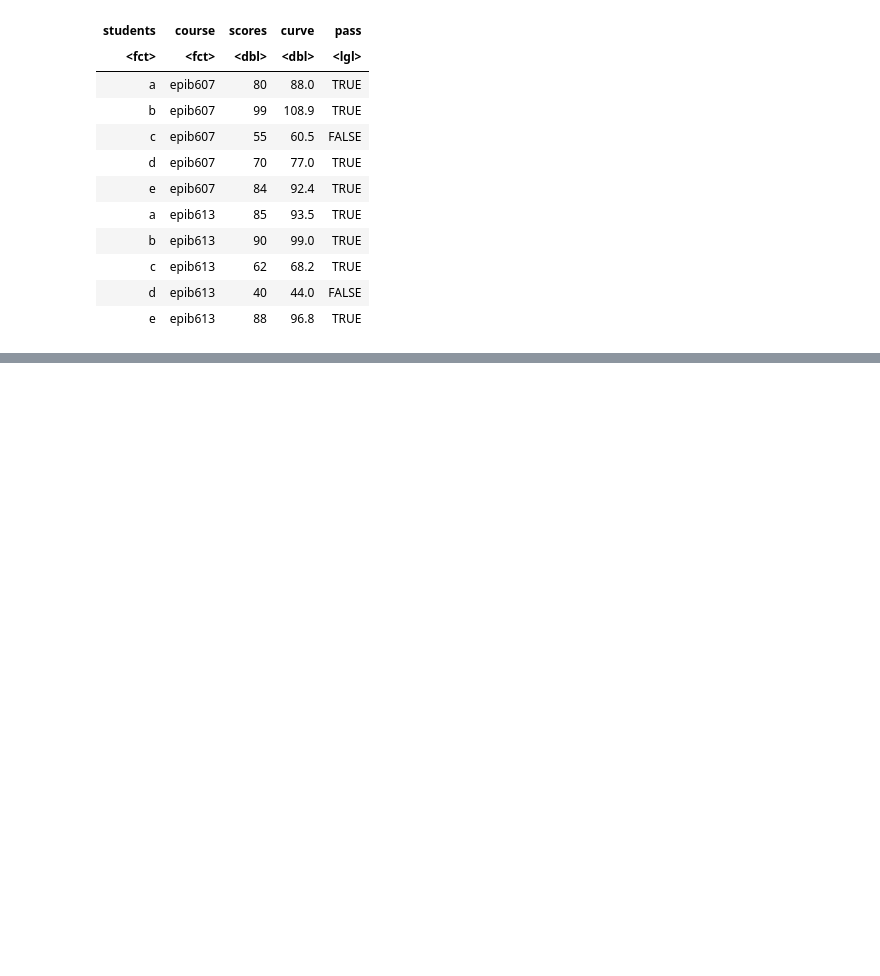
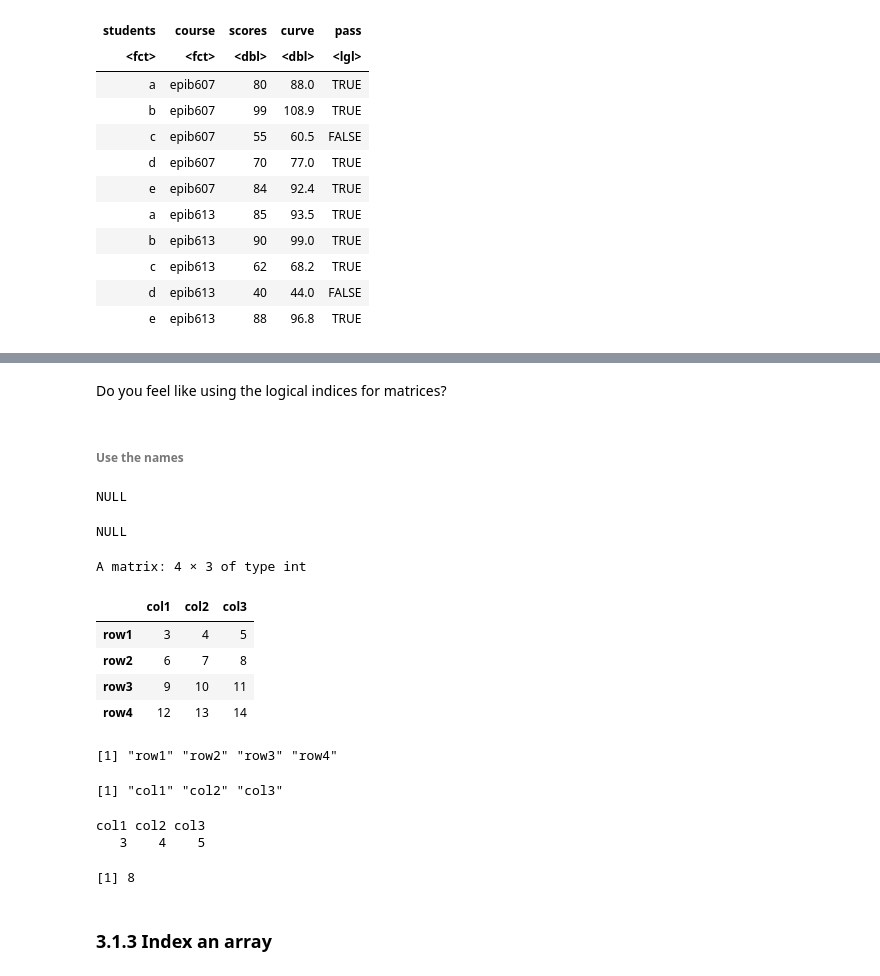
Before and after one commit to ly129/EPIB613_2020, a Jupyter notebook: Notes.ipynb, the cells around one changed output, grey strips where cells are left out. Drawn from its saved outputs; the diff is of its cells as text; code cells hidden in the pictures; blank space fills up the shorter version.

```diff
--- a/Notes.ipynb
+++ b/Notes.ipynb
@@ -796,0 +920,4 @@ A data.frame: 10 × 5
+# %%
+matrix <- matrix(c(3:14), nrow = 4, byrow = TRUE)
+print(matrix)
+# Note that the indices are given.
@@ -796,0 +964,43 @@ A data.frame: 10 × 5
+# %% [markdown]
+Do you feel like using the logical indices for matrices?
+# %% [markdown]
+###### Use the names
+# %%
+rownames(matrix)
+colnames(matrix)
+# %% [output]
+NULL
+NULL
+# %%
+# Recall that we could give names to columns and rows
+
+row.names <- c("row1", "row2", "row3", "row4")
+col.names <- c("col1", "col2", "col3")
+rownames(matrix) <- row.names
+colnames(matrix) <- col.names
+matrix
+# %% [output]
+A matrix: 4 × 3 of type int
+|  | col1 | col2 | col3 |
+| row1 | 3 | 4 | 5 |
+| row2 | 6 | 7 | 8 |
+| row3 | 9 | 10 | 11 |
+| row4 | 12 | 13 | 14 |
+# %%
+rownames(matrix)
+colnames(matrix)
+# %% [output]
+[1] "row1" "row2" "row3" "row4"
+[1] "col1" "col2" "col3"
+# %%
+matrix["row1", ]
+# The output is a named vector as a result of dimension reduction
+# %% [output]
+col1 col2 col3
+   3    4    5
+# %%
+matrix["row2", "col3"]
+# %% [output]
+[1] 8
+# %% [markdown]
+### 3.1.3 Index an array
```
Also changed, not shown: parts of 75 cells of this notebook, 2 other files.
